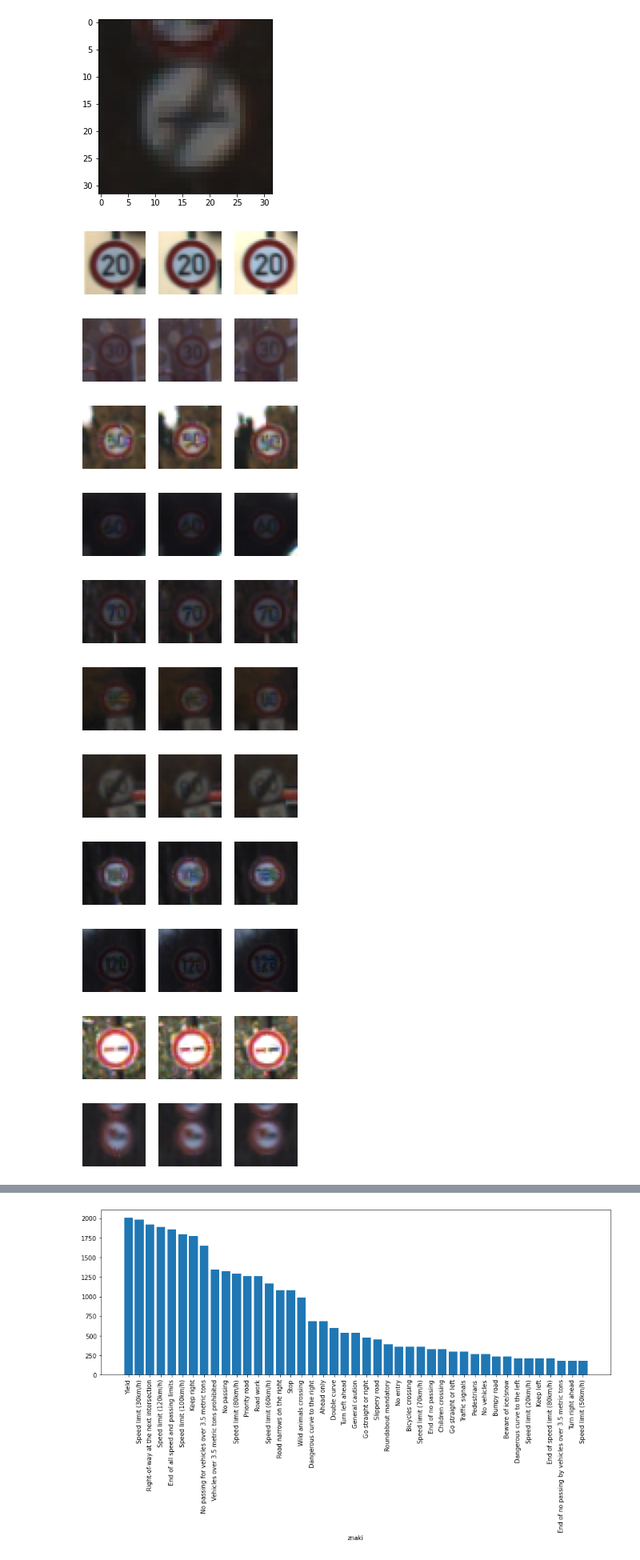
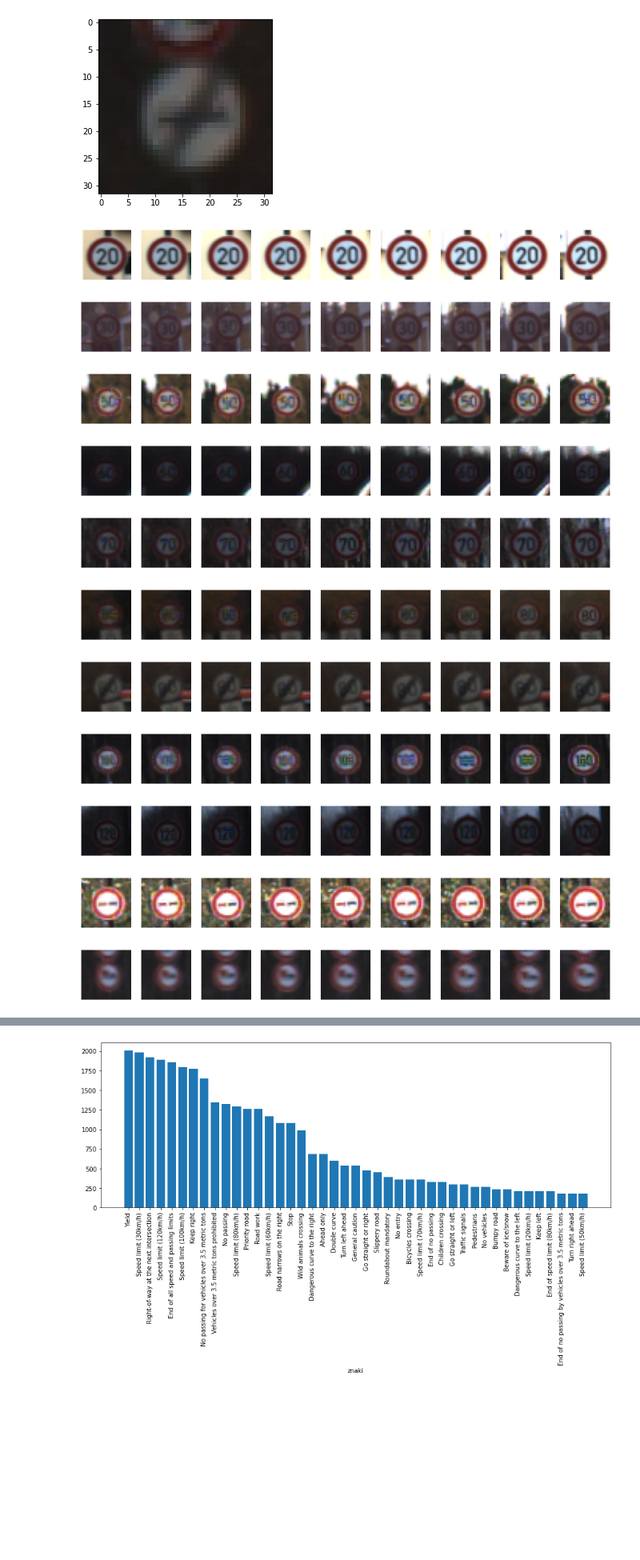
Before and after one commit to dudller/dw_3, a Jupyter notebook: day_2_visualization.ipynb, the cells around one changed output, grey strips where cells are left out. Shown at 80% size. Saved outputs shown, nothing was run; the diff lists cells and outputs as text; code cells hidden in the pictures; blank space fills up the shorter version.

Commit message:
updated visualization

```diff
--- a/day_2_visualization.ipynb
+++ b/day_2_visualization.ipynb
@@ -30,23 +30,23 @@ sign_names=names.to_dict()['b']
 # %%
 for id in sign_names.keys():
   given_signs=X_train[y_train==id]
   plt.figure(figsize=(15,5))
-  for i in range(3):
+  for i in range(9):
     plt.subplot('19{0}'.format(i+1))
     plt.imshow(given_signs[i])
     plt.axis('off')
 
 plt.tight_layout()
 plt.show()
 # %% [output]
-[figure, old version]
+[figure, new version]
-[figure, old version]
+[figure, new version]
-[figure, old version]
+[figure, new version]
-[figure, old version]
+[figure, new version]
-[figure, old version]
+[figure, new version]
-[figure, old version]
+[figure, new version]
-[figure, old version]
+[figure, new version]
-[figure, old version]
+[figure, new version]
-[figure, old version]
+[figure, new version]
-[figure, old version]
+[figure, new version]
-[figure, old version]
+[figure, new version]
```
Also changed, not shown: parts of 1 cell of this notebook.
